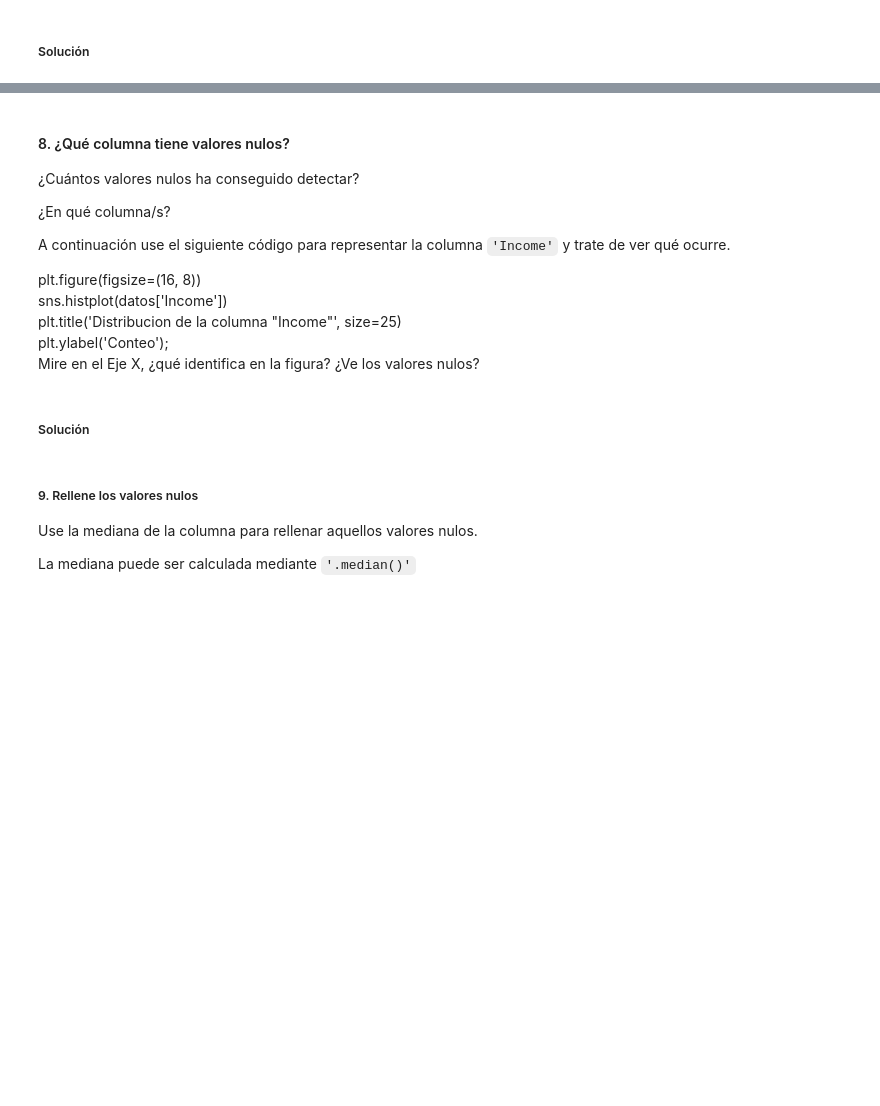
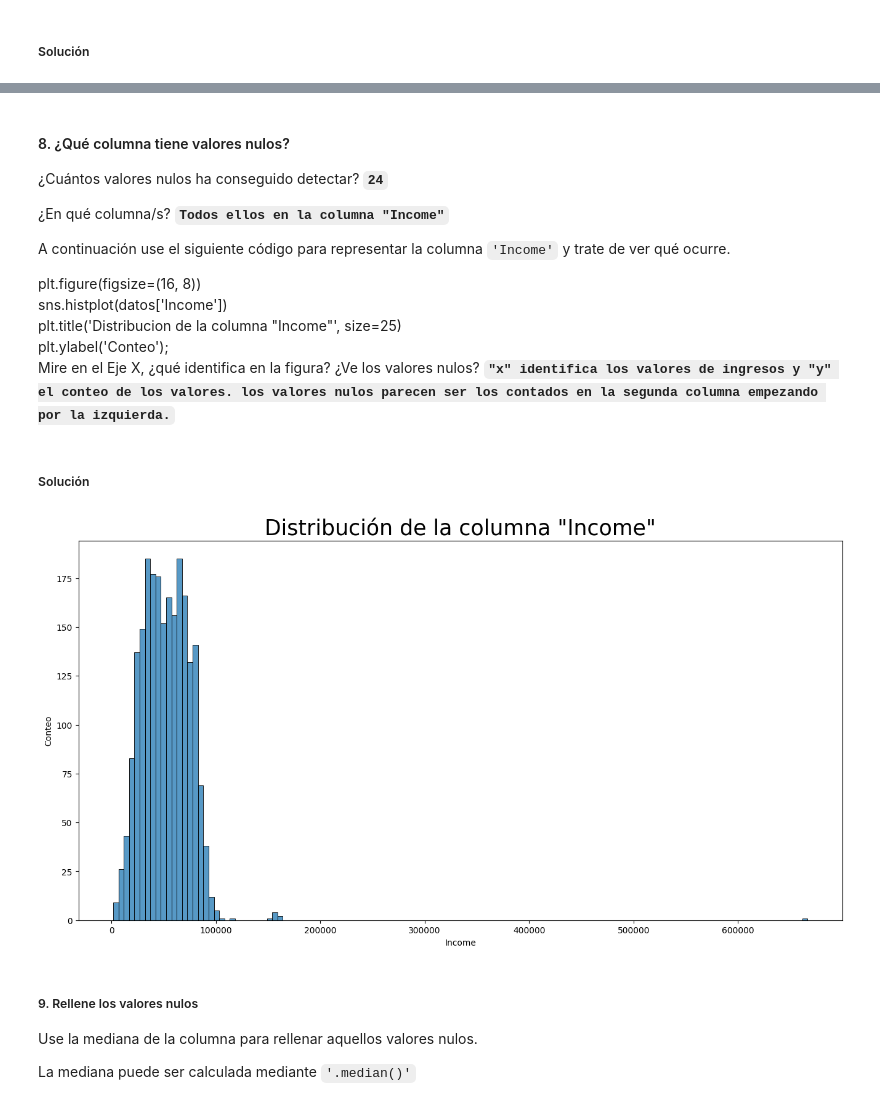
Before and after one commit to Marina-Schluter/Datos-de-Marketing, a Jupyter notebook: Ejercicio Marketing.ipynb, the cells around one changed output, grey strips where cells are left out. Drawn from its saved outputs; the diff is of its cells as text; code cells hidden in the pictures; blank space fills up the shorter version.

```diff
--- a/Ejercicio Marketing.ipynb
+++ b/Ejercicio Marketing.ipynb
@@ -174,0 +150,3 @@ Index(['ID', 'Year_Birth', 'Education', 'Marital_Status', ' Income ',
+# %%
+df.columns=df.columns.str.strip()                                      #Quitamos todos los espacios de los títulos y grabamos sobre el df
+df.columns
@@ -175,3 +162,10 @@ Index(['ID', 'Year_Birth', 'Education', 'Marital_Status', ' Income ',
+# %%
+df["Income"]=df["Income"].replace({"\$":""},regex=True)         #Quitamos el símbolo de dólar, que es carácter especial en una expresión regular, por eso usamos "\$" y no solo el símbolo"
+df["Income"]=df["Income"].replace({"\,":""},regex=True)                                                                 #Lo sustituimos por nada
+                                                                #Lo sustituimos por nada
+                                                                #"Regex=True", le indica al "replace", que el primer argumento es una expresión regular
+# %%
+df["Income"]=df["Income"].astype(float)
 # %% [markdown]
 #### 6. Imprima de nuevo el dataset con `.head()` y compruebe los resultados
 # %% [markdown]
@@ -189,9 +231,9 @@ Use el comando `isnull()` y la combinación de `isnull()` y `sum()` para lograrl
 # %% [markdown]
 #### 8. ¿Qué columna tiene valores nulos?
 
-¿Cuántos valores nulos ha conseguido detectar?
+¿Cuántos valores nulos ha conseguido detectar? **`24`**
 
-¿En qué columna/s?
+¿En qué columna/s? **`Todos ellos en la columna "Income"`**
 
 A continuación use el siguiente código para representar la columna `'Income'` y trate de ver qué ocurre.
 
@@ -199,9 +241,16 @@ plt.figure(figsize=(16, 8))
 sns.histplot(datos['Income'])
 plt.title('Distribucion de la columna "Income"', size=25)
 plt.ylabel('Conteo');
-Mire en el Eje X, ¿qué identifica en la figura? ¿Ve los valores nulos?
+Mire en el Eje X, ¿qué identifica en la figura? ¿Ve los valores nulos?  **`"x" identifica los valores de ingresos y "y" el conteo de los valores. los valores nulos parecen ser los contados en la segunda columna empezando por la izquierda.`**
 # %% [markdown]
 ##### Solución
+# %%
+plt.figure(figsize=(16, 8))
+sns.histplot(df['Income'])
+plt.title('Distribución de la columna "Income"', size=25)
+plt.ylabel('Conteo');
+# %% [output]
+[figure, added]
 # %% [markdown]
 ##### 9. Rellene los valores nulos
 
```
Also changed, not shown: parts of 44 cells of this notebook.
